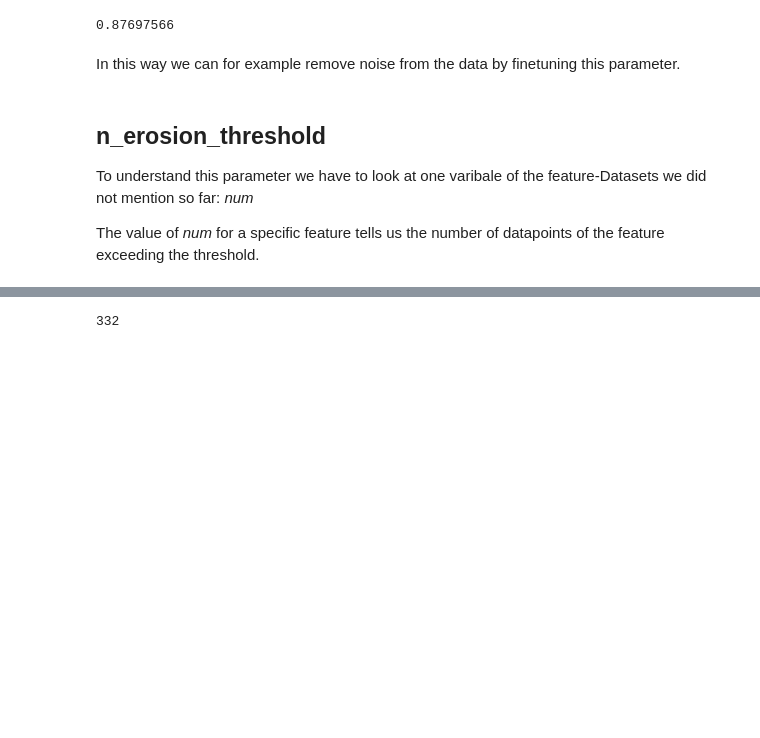
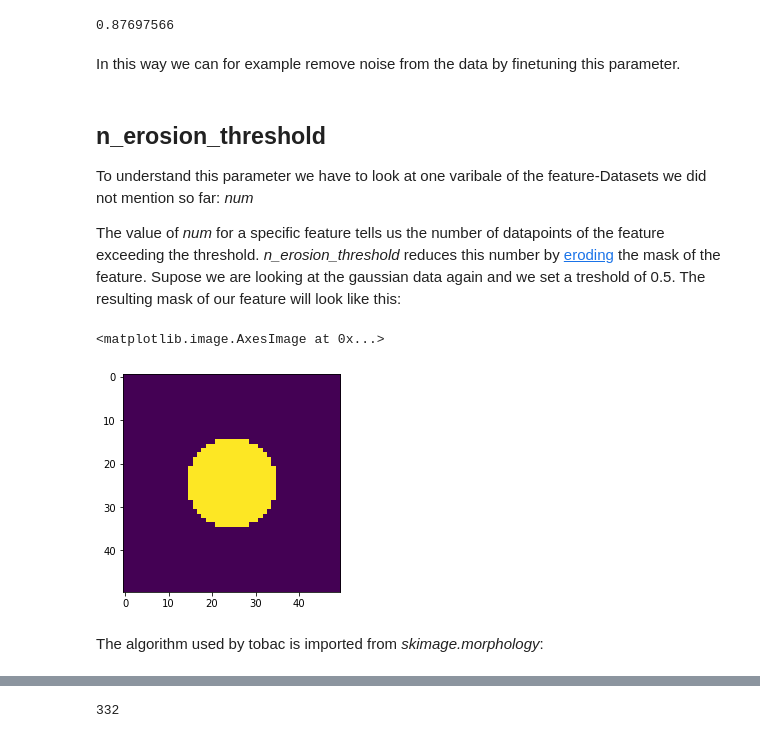
Before and after one commit to tobac-project/tobac-tutorials, a Jupyter notebook: tutorials/Tutorials/features.ipynb, the cells around one changed output, grey strips where cells are left out. Saved outputs shown, nothing was run; the diff lists cells and outputs as text; code cells hidden in the pictures; blank space fills up the shorter version.

Commit message:
erosion demonstrated

```diff
--- a/tutorials/Tutorials/features.ipynb
+++ b/tutorials/Tutorials/features.ipynb
@@ -238,11 +239,26 @@ stops with an error for the last value of sigma, since no features where detecte
 smoother_data[0].max()
 # %% [output]
 0.87697566
-# %% [markdown]
-In this way we can for example remove noise from the data by finetuning this parameter.
+# %% [markdown]
+In this way we can for example remove noise from the data by finetuning this parameter.
 # %% [markdown]
 ## n_erosion_threshold
 
 To understand this parameter we have to look at one varibale of the feature-Datasets we did not mention so far: *num*
 
-The value of *num* for a specific feature tells us the number of datapoints of the feature exceeding the threshold.
+The value of *num* for a specific feature tells us the number of datapoints of the feature exceeding the threshold. *n_erosion_threshold* reduces this number by [eroding](https://en.wikipedia.org/wiki/Erosion_%28morphology%29) the mask of the feature. Supose we are looking at the gaussian data again and we set a treshold of 0.5. The resulting mask of our feature will look like this:
+# %%
+exp = np.exp(-(xx**2+yy**2))
+
+gaussian_data = np.expand_dims(exp, axis=0)
+threshold = 0.5
+
+mask = gaussian_data > threshold
+mask = mask[0]
+
+plt.imshow(mask)
+# %% [output]
+<matplotlib.image.AxesImage at 0x...>
+[figure, added]
+# %% [markdown]
+The algorithm used by tobac is imported from *skimage.morphology*:
```
Also changed, not shown: parts of 42 cells of this notebook, 1 other file.
